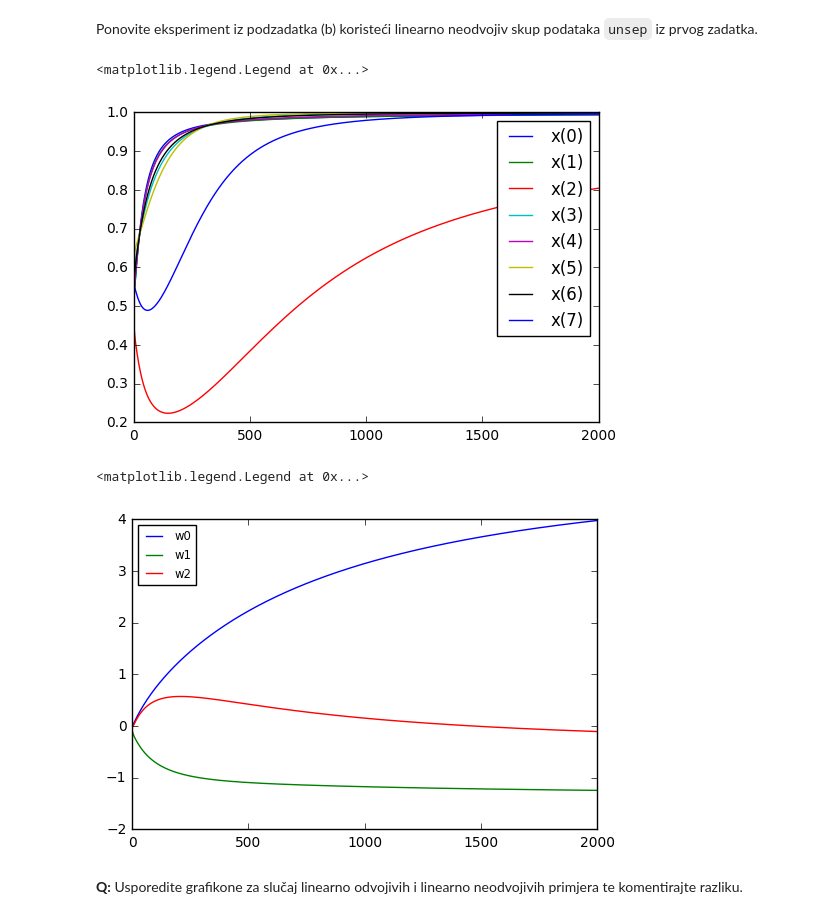
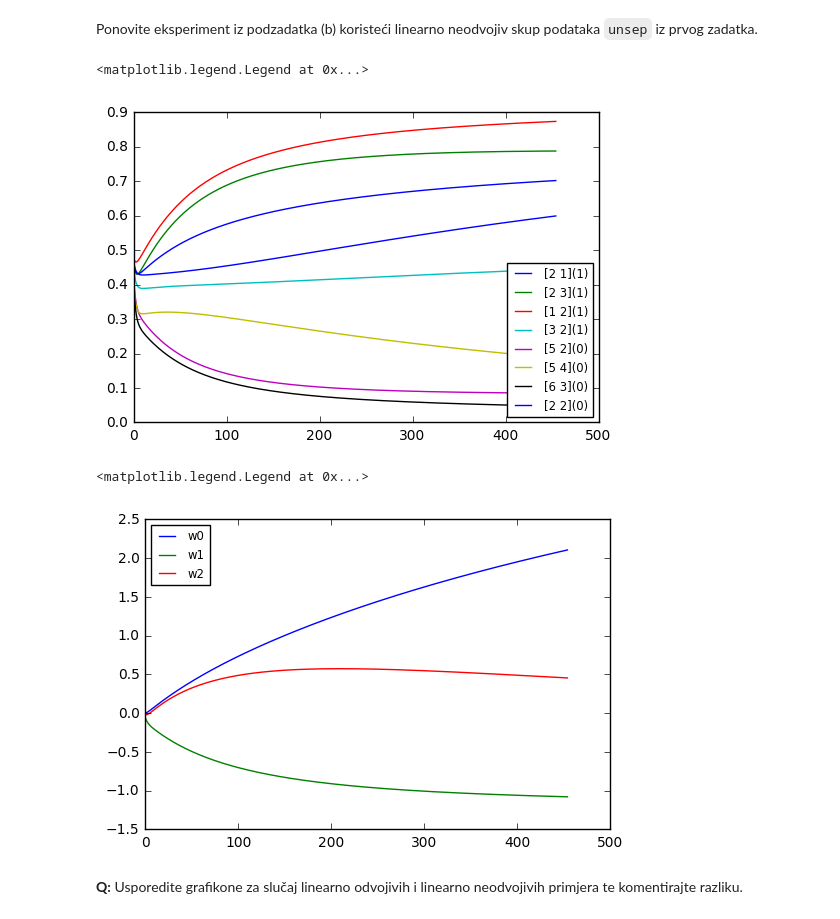
Before and after one commit to dkrivosic/machine-learning, a Jupyter notebook: SU-2016-LAB2-0036471318.ipynb, the cells around one changed output. Drawn from its saved outputs; the diff is of its cells as text; code cells hidden in the pictures.

```diff
--- a/SU-2016-LAB2-0036471318.ipynb
+++ b/SU-2016-LAB2-0036471318.ipynb
@@ -217,15 +217,16 @@ def lr_train(X, y, eta=0.01, max_iter=2000, alpha=0, epsilon=0.0001, trace=False
         for i in range(N):
             delta_w[0] = delta_w[0] + (h[i] - y[i])
             delta_w[1:] = delta_w[1:] + (h[i] - y[i]) * X[i]
-        w[0] = w[0] * (1 - eta * alpha) - eta * delta_w[0]
+        w[0] = w[0] - eta * delta_w[0]
         w[1:] = w[1:] * (1 - eta * alpha) - eta * delta_w[1:]
         if trace:
             trace_w.append(np.copy(w))
         last_error = current_error
-        current_error = sklearn.metrics.log_loss(y, h > 0.5)
-#         if abs(last_error - current_error) < epsilon:
-#             print iteration
-#             return w
+        current_error = sklearn.metrics.log_loss(y, h)
+        if abs(last_error - current_error) < epsilon:
+            if trace:
+                return (w, trace_w)
+            return w
     if trace:
         return (w, trace_w)
     return w
@@ -332,11 +341,11 @@ hx = []
 for i in range(N):
     hx.append([])
 for w in trace_w:
-    tmp = lr_h(X, w)
+    tmp = lr_h(seven_X, w)
     for i in range(N):
         hx[i].append(tmp[i])
 for i in range(N):
-    plt.plot(range(len(trace_w)), hx[i], label='x(' + str(i) + ')')
-plt.legend()
+    plt.plot(range(len(trace_w)), hx[i], label=str(seven_X[i]) + '(' + str(seven_y[i]) + ')')
+plt.legend(fontsize='small', loc='lower right')
 # %% [output]
 <matplotlib.legend.Legend at 0x...>
@@ -361,19 +370,19 @@ Ponovite eksperiment iz podzadatka (b) koristeći linearno neodvojiv skup podata
 # %%
 (w, trace_w) = lr_train(unsep_X, unsep_y, trace=True)
 N = unsep_X.shape[0]
 hx = []
 for i in range(N):
     hx.append([])
 for w in trace_w:
-    tmp = lr_h(X, w)
+    tmp = lr_h(unsep_X, w)
     for i in range(N):
         hx[i].append(tmp[i])
 for i in range(N):
-    plt.plot(range(len(trace_w)), hx[i], label='x(' + str(i) + ')')
-plt.legend()
+    plt.plot(range(len(trace_w)), hx[i], label=str(unsep_X[i]) + '(' + str(unsep_y[i]) + ')')
+plt.legend(fontsize='small', loc='lower right')
 # %% [output]
 <matplotlib.legend.Legend at 0x...>
-[figure, old version]
+[figure, new version]
 # %%
 w0, w1, w2 = [], [], []
 for w in trace_w:
@@ -386,7 +395,7 @@ plt.plot(range(len(trace_w)), w2, label='w2')
 plt.legend(fontsize='small', loc=2)
 # %% [output]
 <matplotlib.legend.Legend at 0x...>
-[figure, old version]
+[figure, new version]
 # %% [markdown]
 **Q:** Usporedite grafikone za slučaj linearno odvojivih i linearno neodvojivih primjera te komentirajte razliku.
 # %% [markdown]
```
Also changed, not shown: parts of 19 cells of this notebook.
